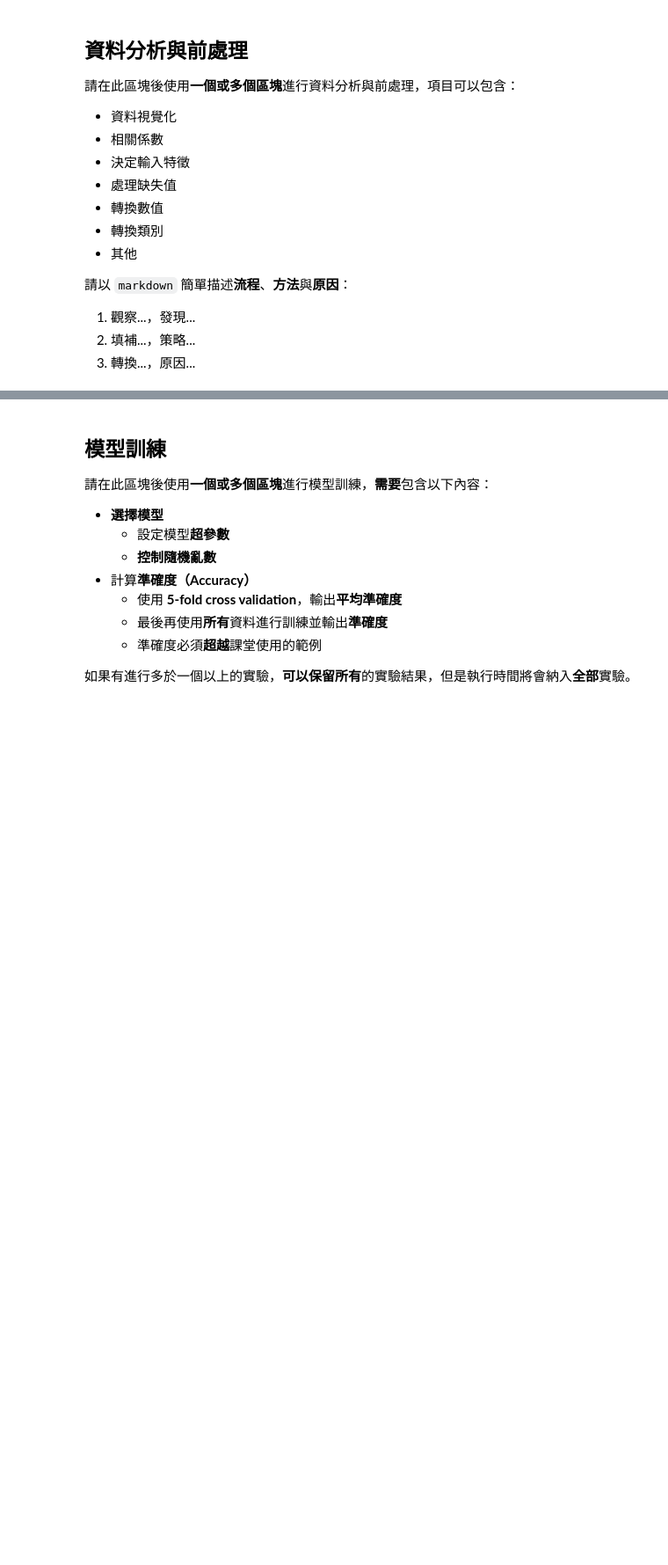
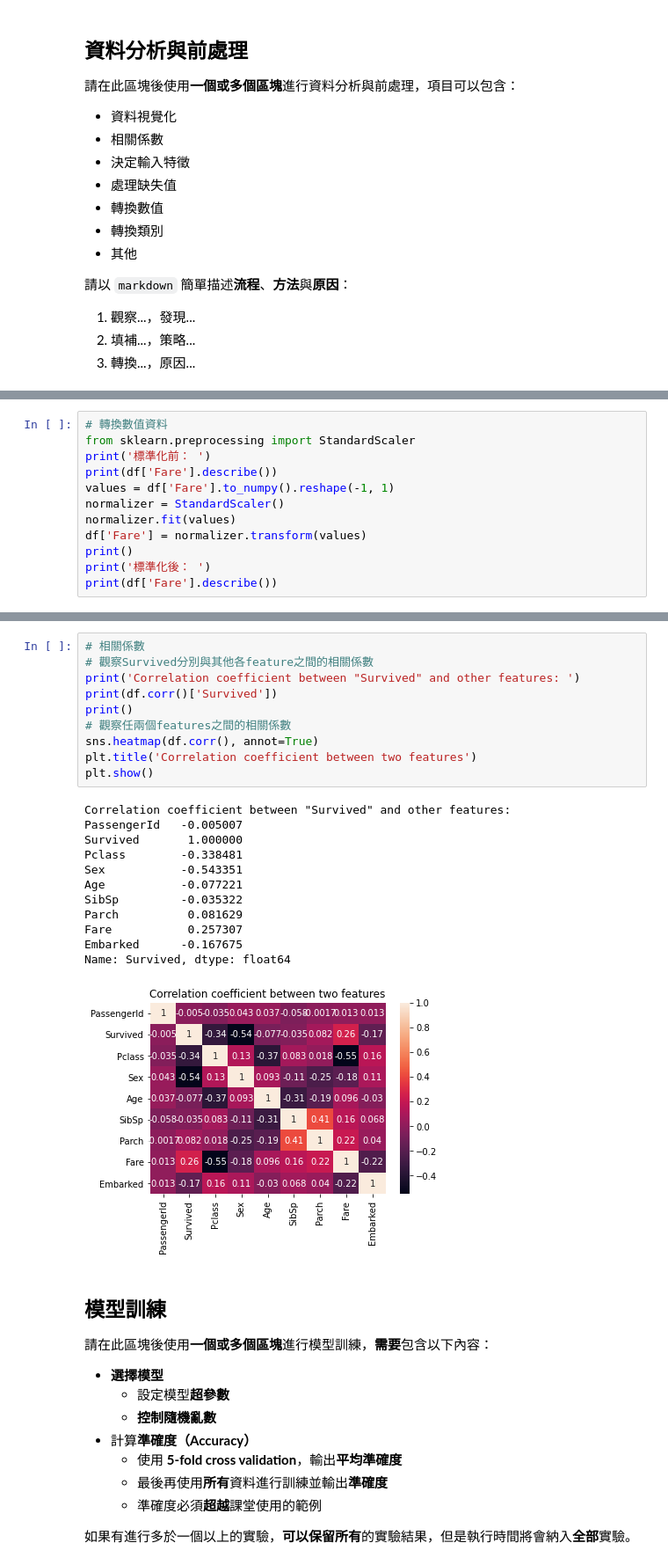
Before and after one commit to JCP1014/Titanic-Survivor-Prediction, a Jupyter notebook: main.ipynb, the cells around one changed output, grey strips where cells are left out. Shown at 88% size. Drawn from its saved outputs; the diff is of its cells as text; blank space fills up the shorter version.

```diff
--- a/main.ipynb
+++ b/main.ipynb
@@ -251,0 +402,12 @@ train_y = df['Survived']                       # 取出訓練資料的答案
+# %%
+# 轉換數值資料
+from sklearn.preprocessing import StandardScaler
+print('標準化前： ')
+print(df['Fare'].describe())
+values = df['Fare'].to_numpy().reshape(-1, 1)
+normalizer = StandardScaler()
+normalizer.fit(values)
+df['Fare'] = normalizer.transform(values)
+print()
+print('標準化後： ')
+print(df['Fare'].describe())
@@ -252,3 +446,26 @@ train_y = df['Survived']                       # 取出訓練資料的答案
+# %%
+# 相關係數
+# 觀察Survived分別與其他各feature之間的相關係數
+print('Correlation coefficient between "Survived" and other features: ')
+print(df.corr()['Survived'])
+print()
+# 觀察任兩個features之間的相關係數
+sns.heatmap(df.corr(), annot=True)
+plt.title('Correlation coefficient between two features')
+plt.show()
+# %% [output]
+Correlation coefficient between "Survived" and other features:
+PassengerId   -0.005007
+Survived       1.000000
+Pclass        -0.338481
+Sex           -0.543351
+Age           -0.077221
+SibSp         -0.035322
+Parch          0.081629
+Fare           0.257307
+Embarked      -0.167675
+Name: Survived, dtype: float64
+[figure, added]
 # %% [markdown]
 ## 模型訓練
 
```
Also changed, not shown: parts of 30 cells of this notebook, 1 other file.
